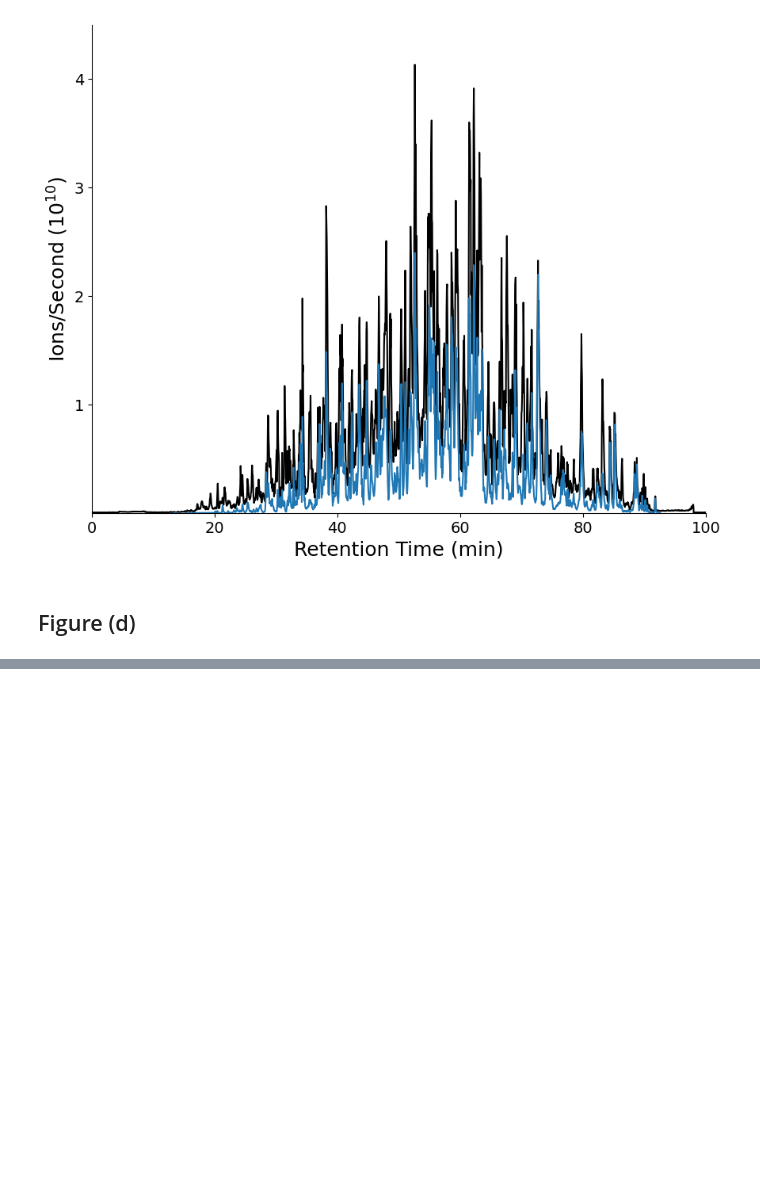
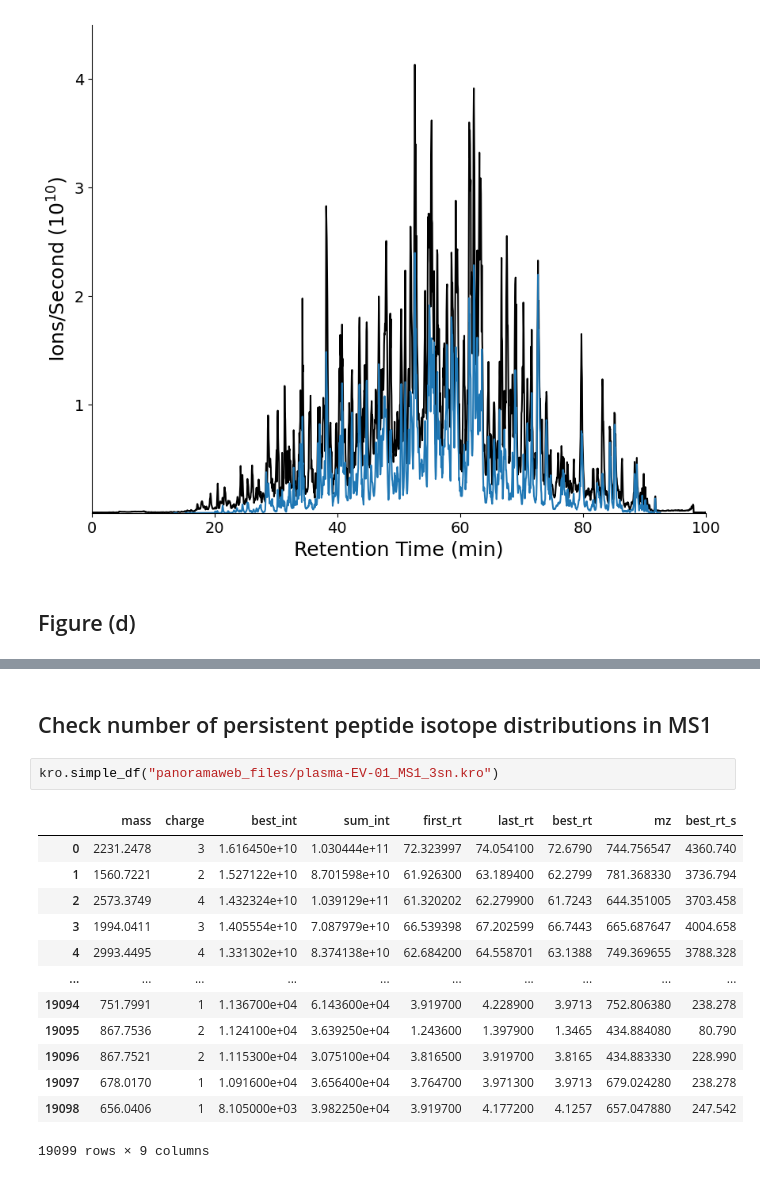
Before and after one commit to uw-maccosslab/single_molecule_counting, a Jupyter notebook: 2022_Single_Molecule_Counting.ipynb, the cells around one changed output, grey strips where cells are left out. Cells and saved outputs as stored; diff of their text form; blank space fills up the shorter version.

```diff
--- a/2022_Single_Molecule_Counting.ipynb
+++ b/2022_Single_Molecule_Counting.ipynb
@@ -389,0 +485,18 @@ plt.show()
+# %% [markdown]
+## Check number of persistent peptide isotope distributions in MS1
+# %%
+kro.simple_df("panoramaweb_files/plasma-EV-01_MS1_3sn.kro")
+# %% [output]
+|  | mass | charge | best_int | sum_int | first_rt | last_rt | best_rt | mz | best_rt_s |
+| 0 | 2231.2478 | 3 | 1.616450e+10 | 1.030444e+11 | 72.323997 | 74.054100 | 72.6790 | 744.756547 | 4360.740 |
+| 1 | 1560.7221 | 2 | 1.527122e+10 | 8.701598e+10 | 61.926300 | 63.189400 | 62.2799 | 781.368330 | 3736.794 |
+| 2 | 2573.3749 | 4 | 1.432324e+10 | 1.039129e+11 | 61.320202 | 62.279900 | 61.7243 | 644.351005 | 3703.458 |
+| 3 | 1994.0411 | 3 | 1.405554e+10 | 7.087979e+10 | 66.539398 | 67.202599 | 66.7443 | 665.687647 | 4004.658 |
+| 4 | 2993.4495 | 4 | 1.331302e+10 | 8.374138e+10 | 62.684200 | 64.558701 | 63.1388 | 749.369655 | 3788.328 |
+| ... | ... | ... | ... | ... | ... | ... | ... | ... | ... |
+| 19094 | 751.7991 | 1 | 1.136700e+04 | 6.143600e+04 | 3.919700 | 4.228900 | 3.9713 | 752.806380 | 238.278 |
+| 19095 | 867.7536 | 2 | 1.124100e+04 | 3.639250e+04 | 1.243600 | 1.397900 | 1.3465 | 434.884080 | 80.790 |
+| 19096 | 867.7521 | 2 | 1.115300e+04 | 3.075100e+04 | 3.816500 | 3.919700 | 3.8165 | 434.883330 | 228.990 |
+| 19097 | 678.0170 | 1 | 1.091600e+04 | 3.656400e+04 | 3.764700 | 3.971300 | 3.9713 | 679.024280 | 238.278 |
+| 19098 | 656.0406 | 1 | 8.105000e+03 | 3.982250e+04 | 3.919700 | 4.177200 | 4.1257 | 657.047880 | 247.542 |
+19099 rows × 9 columns
```
Also changed, not shown: parts of 20 cells of this notebook.
